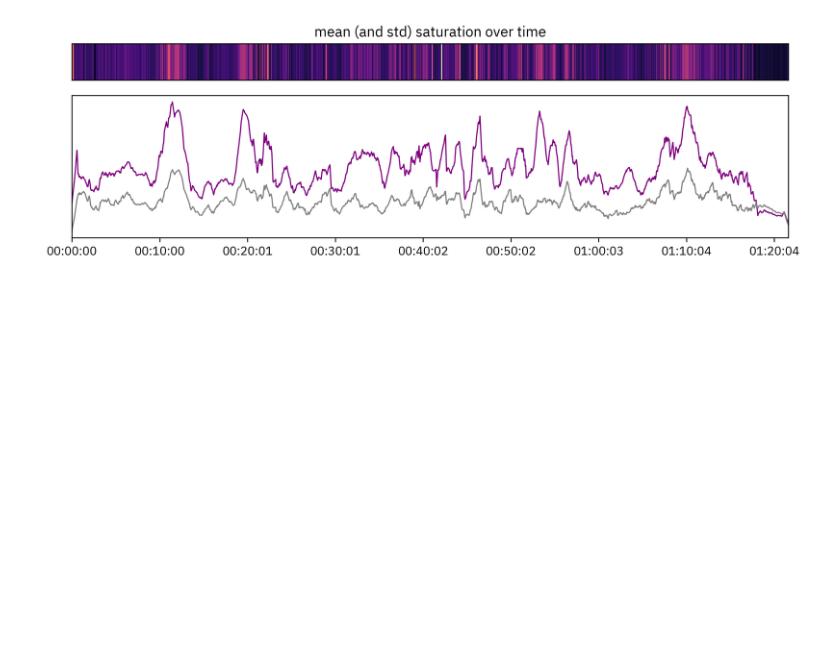
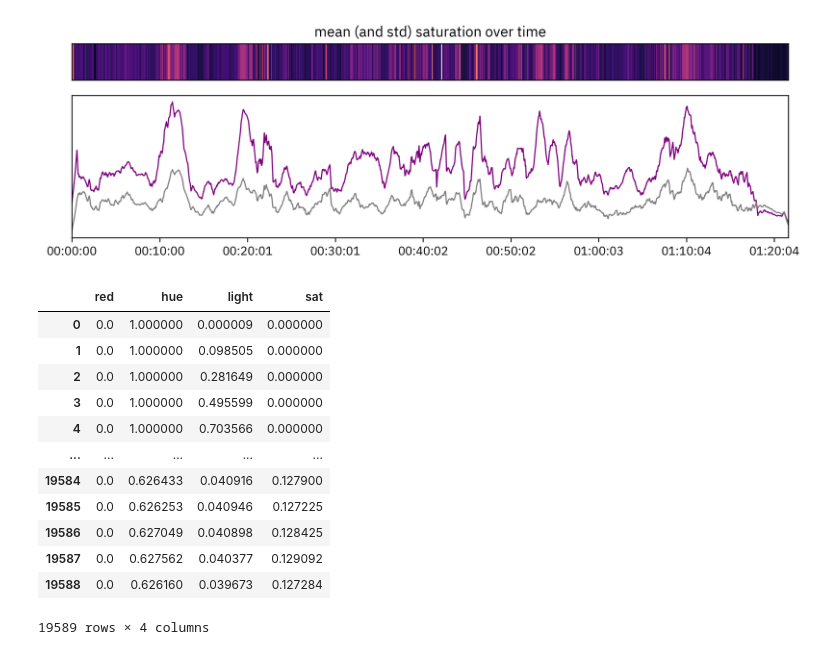
Before and after one commit to chen-siyuan/perfect-blue-eda, a Jupyter notebook: main.ipynb, the cells around one changed output. Saved outputs shown, nothing was run; the diff lists cells and outputs as text; code cells hidden in the pictures; blank space fills up the shorter version.

```diff
--- a/main.ipynb
+++ b/main.ipynb
@@ -213,6 +281,22 @@ plt.show()
 df["sat"] = mean_sat
 # %% [output]
 [figure]
+# %%
+df
+# %% [output]
+|  | red | hue | light | sat |
+| 0 | 0.0 | 1.000000 | 0.000009 | 0.000000 |
+| 1 | 0.0 | 1.000000 | 0.098505 | 0.000000 |
+| 2 | 0.0 | 1.000000 | 0.281649 | 0.000000 |
+| 3 | 0.0 | 1.000000 | 0.495599 | 0.000000 |
+| 4 | 0.0 | 1.000000 | 0.703566 | 0.000000 |
+| ... | ... | ... | ... | ... |
+| 19584 | 0.0 | 0.626433 | 0.040916 | 0.127900 |
+| 19585 | 0.0 | 0.626253 | 0.040946 | 0.127225 |
+| 19586 | 0.0 | 0.627049 | 0.040898 | 0.128425 |
+| 19587 | 0.0 | 0.627562 | 0.040377 | 0.129092 |
+| 19588 | 0.0 | 0.626160 | 0.039673 | 0.127284 |
+19589 rows × 4 columns
 # %%
 fig, ax = plt.subplots(figsize=(9, 9))
 
```
Also changed, not shown: parts of 4 cells of this notebook.
